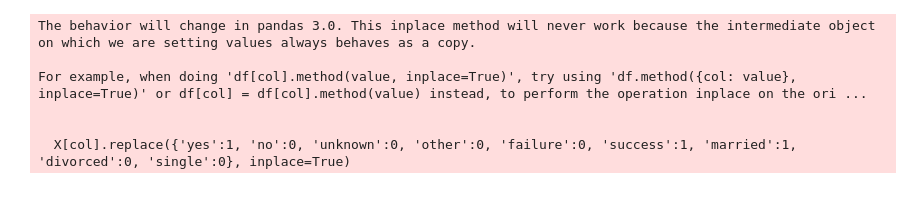
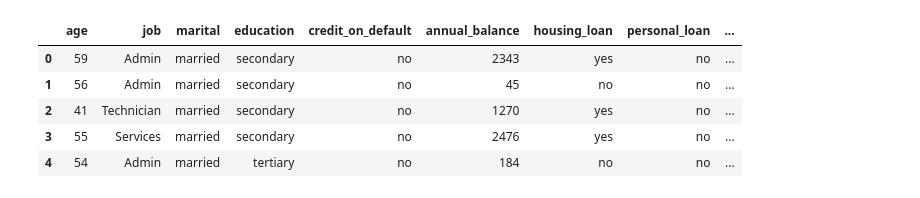
Before and after one commit to Lesego-1/Django-E-t-E-Project, a Jupyter notebook: myproject/notebooks/processing.ipynb, the cells around one changed output. Drawn from its saved outputs; the diff is of its cells as text; code cells hidden in the pictures.

```diff
--- a/myproject/notebooks/processing.ipynb
+++ b/myproject/notebooks/processing.ipynb
@@ -16,40 +131,44 @@ df.head()
 # %%
 # Create feature (X) and target (y) datasets
 X = df.drop('deposit', axis=1)
-y = df['deposit']
+y = df['sale']
 
 # Rename columns for clarity
 X.rename(columns={
     'default' : 'credit_on_default',
     'balance' : 'annual_balance',
     'housing' : 'housing_loan',
     'loan': 'personal_loan',
     'contact' : 'contact_type',
-    'day' : 'contact_day',
-    'month' : 'contact_month',
     'duration' : 'contact_duration',
     'campaign' : 'campaign_contacts',
     'pdays' : 'days_last_contacted',
     'previous' : "previous_contacts"
 }, inplace=True)
 
 # Create separate DataFrame for analysis
-analysis_df = X
+analysis_df = pd.DataFrame(X)
 analysis_df['deposit'] = y
 
-# Save DataFrame
-analysis_df.to_csv(r"..\bank_datasets\bank_analysis.csv", index=False)
+# Customer (Dim) -> customer_id, age, job, marital, education, age_group
+# Accounts (Dim) -> customer_id, credit_on_default, annual_balance, housing_loan, personal_loan
+# Sales (Fact) -> customer_id, contact_type, contact_day, contact_month, contact_duration, campaign_contacts, days_last_contacted, previous_contacts, poutcome, sale, deposit
 
-# Replace binary values with 1s and 0s
-y.replace({'yes':1, 'no':0}, inplace=True)
-to_replace = ['marital', 'credit_on_default', 'housing_loan', 'personal_loan', 'poutcome']
+# Create tables for analysis
+customer_table = analysis_df[['customer_id', 'contact_date', 'age', 'job', 'marital', 'education', 'age_group']]
+accounts_table = analysis_df[['customer_id', 'contact_date', 'credit_on_default', 'annual_balance', 'housing_loan', 'personal_loan']]
+sales_table = analysis_df[['customer_id', 'contact_date', 'contact_type', 'contact_duration', 'campaign_contacts', 'days_last_contacted', 'previous_contacts', 'poutcome', 'sale', 'deposit']]
 
-for col in to_replace:
-    X[col].replace({'yes':1, 'no':0, 'unknown':0, 'other':0, 'failure':0, 'success':1, 'married':1, 'divorced':0, 'single':0}, inplace=True)
+# Save DataFrames
+customer_table.to_csv(r"../bank_datasets/customers.csv", index=False)
+accounts_table.to_csv(r"../bank_datasets/accounts.csv", index=False)
+sales_table.to_csv(r"../bank_datasets/sales.csv", index=False)
+
+analysis_df.head()
 # %% [output]
-The behavior will change in pandas 3.0. This inplace method will never work because the intermediate object on which we are setting values always behaves as a copy.
-
-For example, when doing 'df[col].method(value, inplace=True)', try using 'df.method({col: value}, inplace=True)' or df[col] = df[col].method(value) instead, to perform the operation inplace on the ori ...
-
-
-  X[col].replace({'yes':1, 'no':0, 'unknown':0, 'other':0, 'failure':0, 'success':1, 'married':1, 'divorced':0, 'single':0}, inplace=True)
+|  | age | job | marital | education | credit_on_default | annual_balance | housing_loan | personal_loan | ... |
+| 0 | 59 | Admin | married | secondary | no | 2343 | yes | no | ... |
+| 1 | 56 | Admin | married | secondary | no | 45 | no | no | ... |
+| 2 | 41 | Technician | married | secondary | no | 1270 | yes | no | ... |
+| 3 | 55 | Services | married | secondary | no | 2476 | yes | no | ... |
+| 4 | 54 | Admin | married | tertiary | no | 184 | no | no | ... |
```
Also changed, not shown: parts of 11 cells of this notebook, 32 other files.
